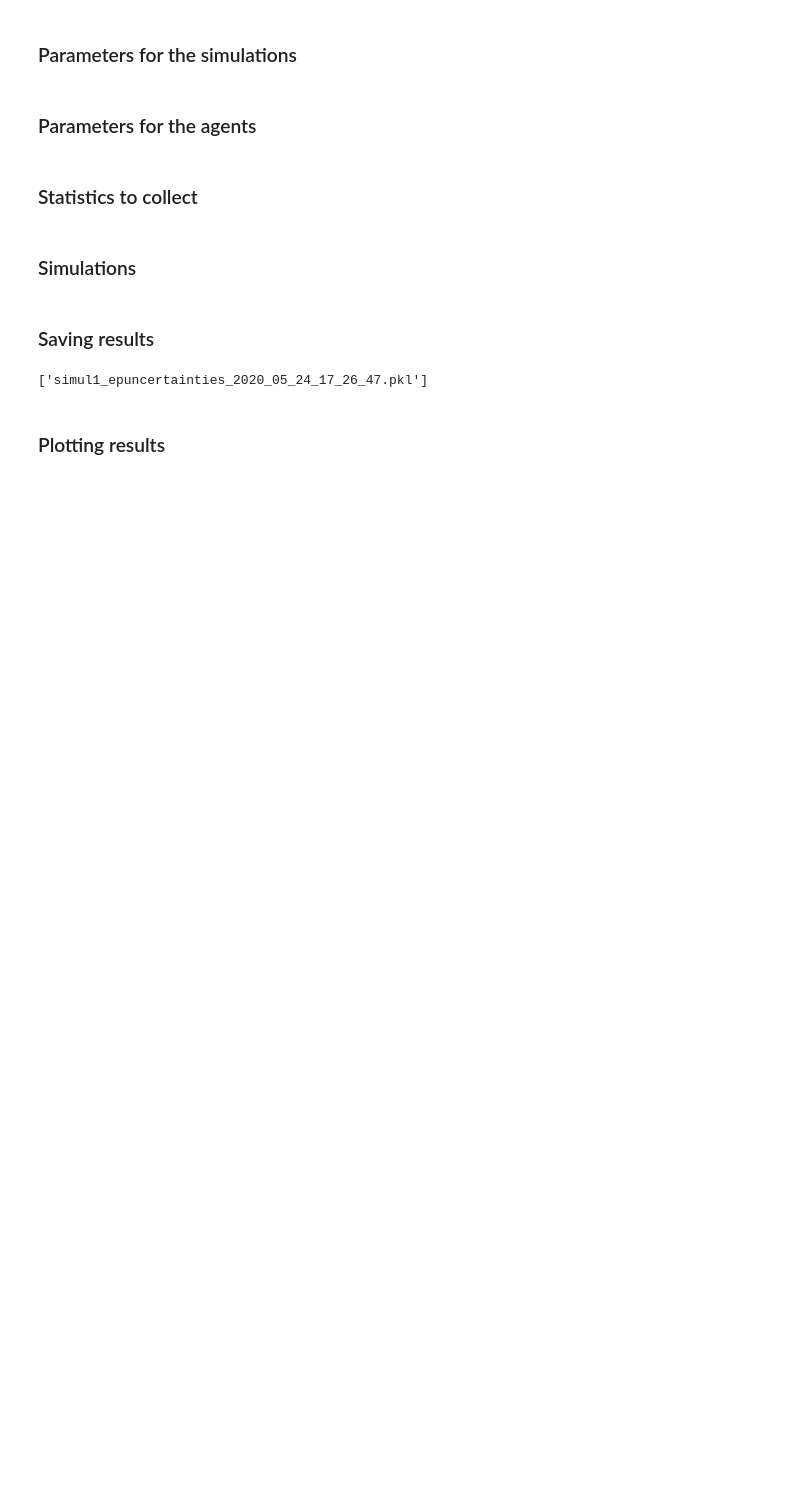
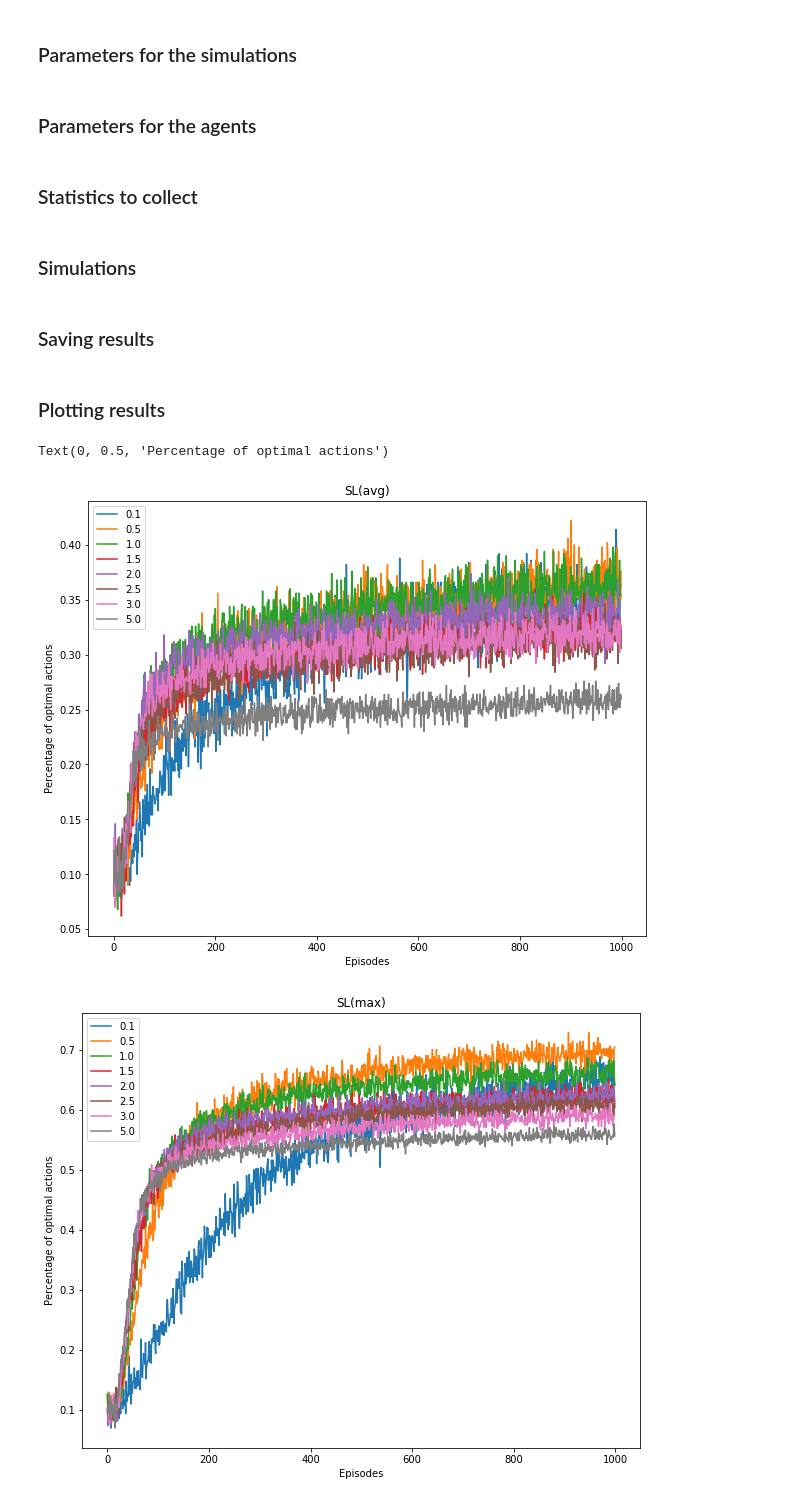
Before and after one commit to FMZennaro/SLBandits, a Jupyter notebook: Simulation1A.ipynb, the cells around one changed output. Drawn from its saved outputs; the diff is of its cells as text; code cells hidden in the pictures; blank space fills up the shorter version.

Commit message:
Added paper simulations

```diff
--- a/Simulation1A.ipynb
+++ b/Simulation1A.ipynb
@@ -81,11 +88,46 @@ for t in tqdm(range(n_trials)):
 # %% [markdown]
 ### Saving results
 # %%
-timestamp = datetime.datetime.now().strftime("%Y_%m_%d_%H_%M_%S")
-joblib.dump(optactions,'simul1A_optactions_'+timestamp+'.pkl')
-joblib.dump(totuncertainties,'simul1A_totuncertainties_'+timestamp+'.pkl')
-joblib.dump(epuncertainties,'simul1A_epuncertainties_'+timestamp+'.pkl')
+if(True):
+    timestamp = datetime.datetime.now().strftime("%Y_%m_%d_%H_%M_%S")
+    joblib.dump(optactions,'sim7_optactions_'+timestamp+'.pkl')
+    joblib.dump(totuncertainties,'sim7_totuncertainties_'+timestamp+'.pkl')
+    joblib.dump(epuncertainties,'sim7_epuncertainties_'+timestamp+'.pkl')
-# %% [output]
-['simul1_epuncertainties_2020_05_24_17_26_47.pkl']
 # %% [markdown]
 ### Plotting results
+# %%
+plt.figure(figsize=(10,8))
+for i in range(n_etas):
+    plt.plot(np.arange(n_episodes),np.sum(optactions[i,0,:,:],axis=0)/np.float(n_trials), label=str(etas[i]))
+plt.legend()
+plt.title('SL(avg)')
+plt.xlabel('Episodes')
+plt.ylabel('Percentage of optimal actions')
+
+plt.figure(figsize=(10,8))
+for i in range(n_etas):
+    plt.plot(np.arange(n_episodes),np.sum(optactions[i,1,:,:],axis=0)/np.float(n_trials), label=str(etas[i]))
+plt.legend()
+plt.title('SL(max)')
+plt.xlabel('Episodes')
+plt.ylabel('Percentage of optimal actions')
+
+plt.figure(figsize=(10,8))
+for i in range(n_etas):
+    plt.plot(np.arange(n_episodes),np.sum(optactions[i,2,:,:],axis=0)/np.float(n_trials), label=str(etas[i]))
+plt.legend()
+plt.title('SL(maxs)')
+plt.xlabel('Episodes')
+plt.ylabel('Percentage of optimal actions')
+
+plt.figure(figsize=(10,8))
+for i in range(n_etas):
+    plt.plot(np.arange(n_episodes),np.sum(optactions[i,3,:,:],axis=0)/np.float(n_trials), label=str(etas[i]))
+plt.legend()
+plt.title('SL(maxs2)')
+plt.xlabel('Episodes')
+plt.ylabel('Percentage of optimal actions')
+# %% [output]
+Text(0, 0.5, 'Percentage of optimal actions')
+[figure, added]
+[figure, added]
```
Also changed, not shown: parts of 12 cells of this notebook, 4 other files.
